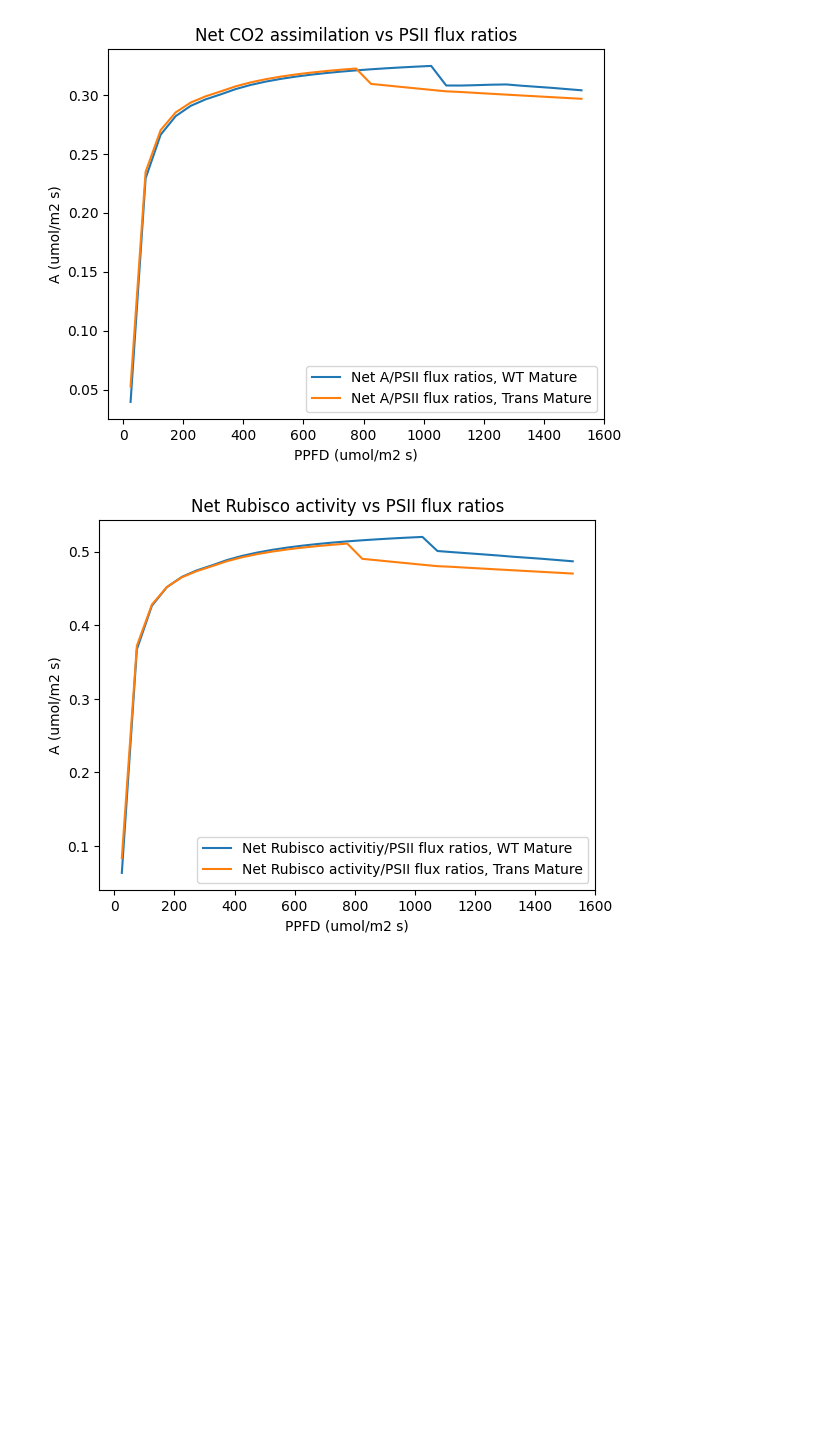
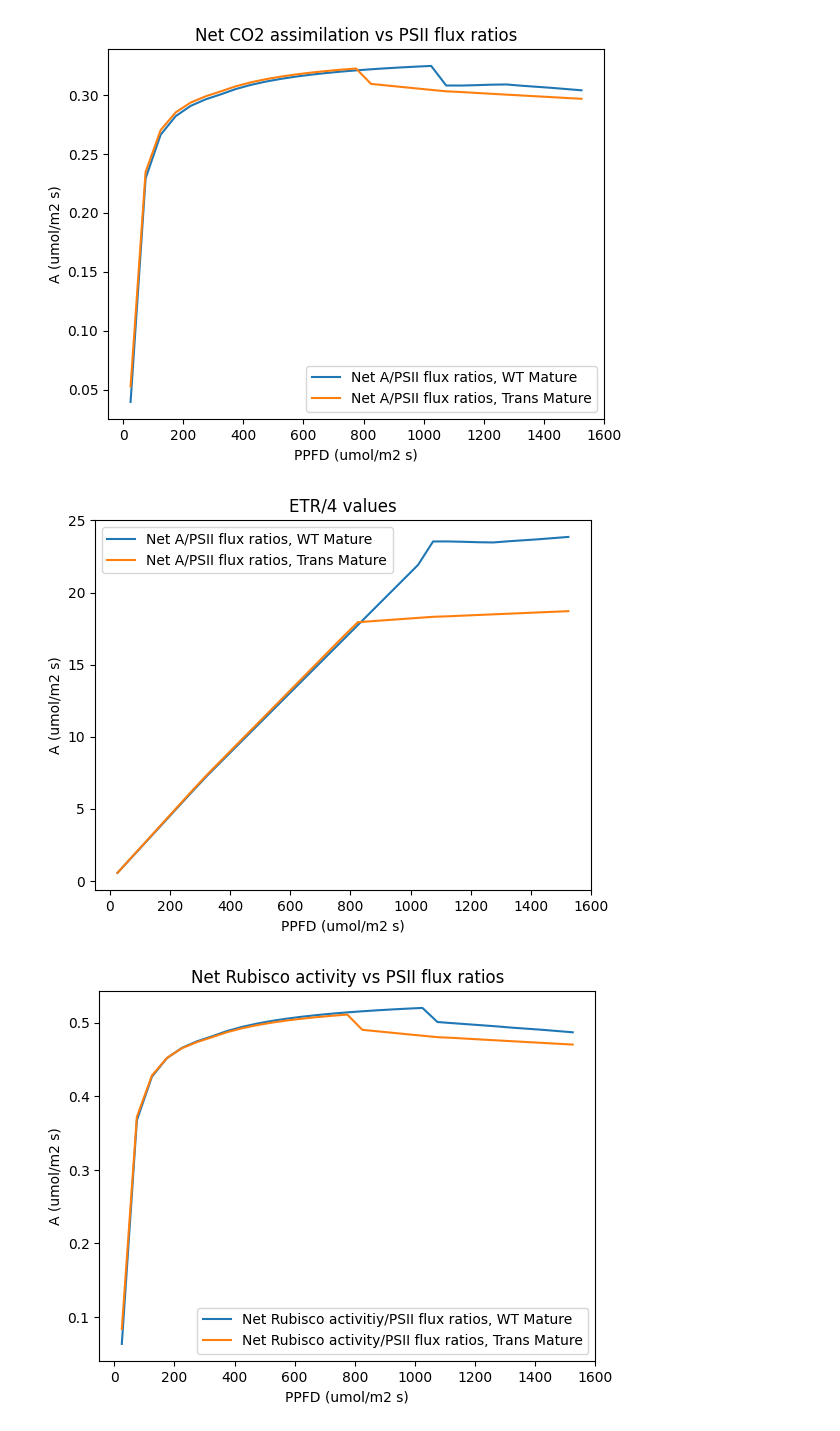
Before and after one commit to rtsantos3/RiceMM, a Jupyter notebook: Scripts/model_analysis/Light Scan 2-cell model (Final).ipynb, the cells around one changed output. Drawn from its saved outputs; the diff is of its cells as text; code cells hidden in the pictures; blank space fills up the shorter version.

Commit message:
Started my writing process; Focus on PSII and PSI flux after

```diff
--- a/Scripts/model_analysis/Light Scan 2-cell model (Final).ipynb
+++ b/Scripts/model_analysis/Light Scan 2-cell model (Final).ipynb
@@ -914,6 +914,21 @@ plt.legend()
 plt.show()
 # %% [output]
 [figure]
+# %%
+#Plot ETR flux vs PPFD
+
+plt.plot(ppfd_e, psii_wt_phl/4, label='Net A/PSII flux ratios, WT Mature')
+plt.plot(ppfd_e, psii_trans_phl/4, label='Net A/PSII flux ratios, Trans Mature')
+
+plt.xlabel('PPFD (umol/m2 s)')
+plt.ylabel('A (umol/m2 s)')
+plt.title('ETR/4 values')
+plt.legend()
+plt.show()
+
+#@ 1500 PPFD, CO2 needs to start at around ETR/4=20
+# %% [output]
+[figure, added]
 # %%
 #Rubisco flux vs. psii flux ratios
 
```
Also changed, not shown: 1 other file.
